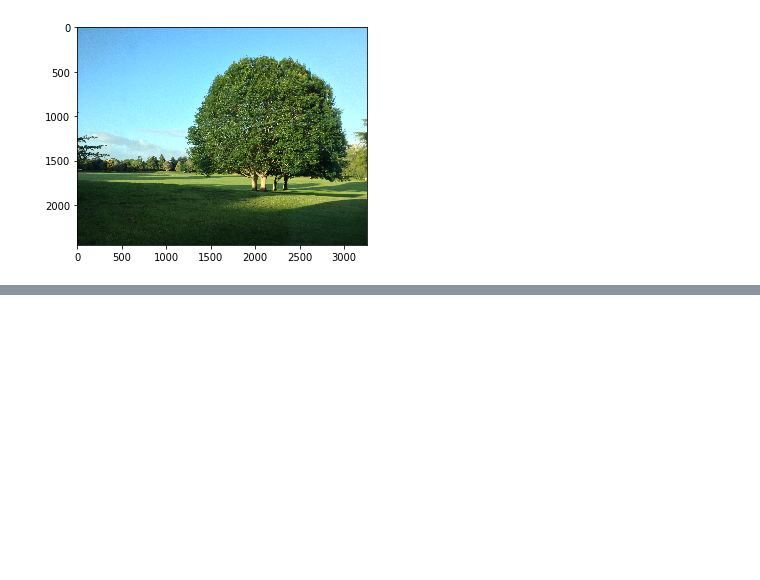
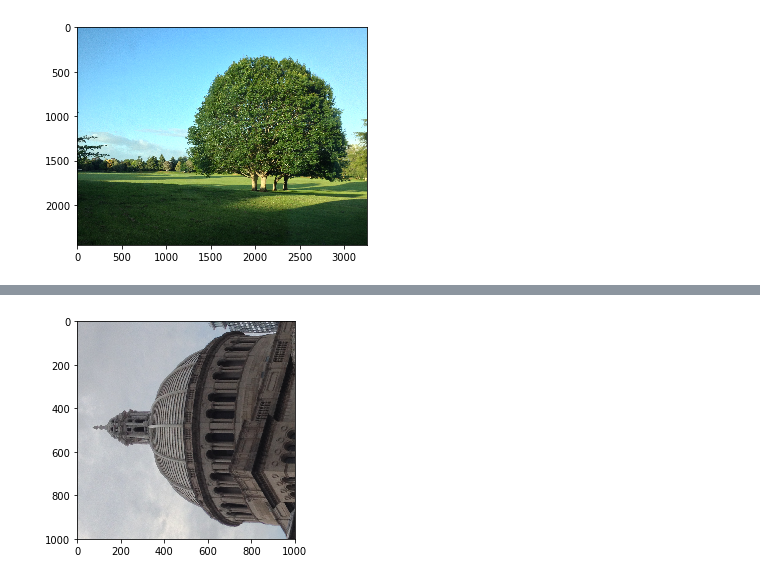
Before and after one commit to neezcha/483H1, a Jupyter notebook: HW1-Coding.ipynb, the cells around one changed output, grey strips where cells are left out. Drawn from its saved outputs; the diff is of its cells as text; code cells hidden in the pictures; blank space fills up the shorter version.

```diff
--- a/HW1-Coding.ipynb
+++ b/HW1-Coding.ipynb
@@ -65,0 +67,9 @@ plt.show()
+# %%
+#crop1Rotate = np.transpose(crop1)
+
+crop1Rotate = ndimage.rotate(crop1, 90)
+
+imgplot = plt.imshow(crop1Rotate)
+plt.show()
+# %% [output]
+[figure, added]
```
Also changed, not shown: parts of 4 cells of this notebook, 1 other file.
